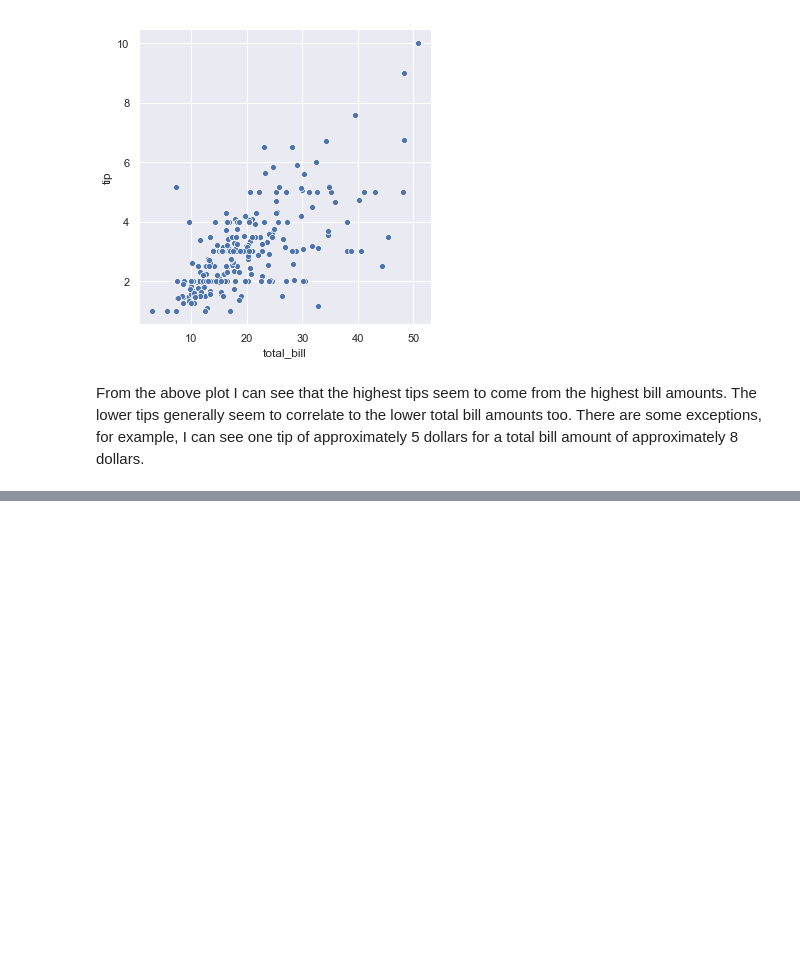
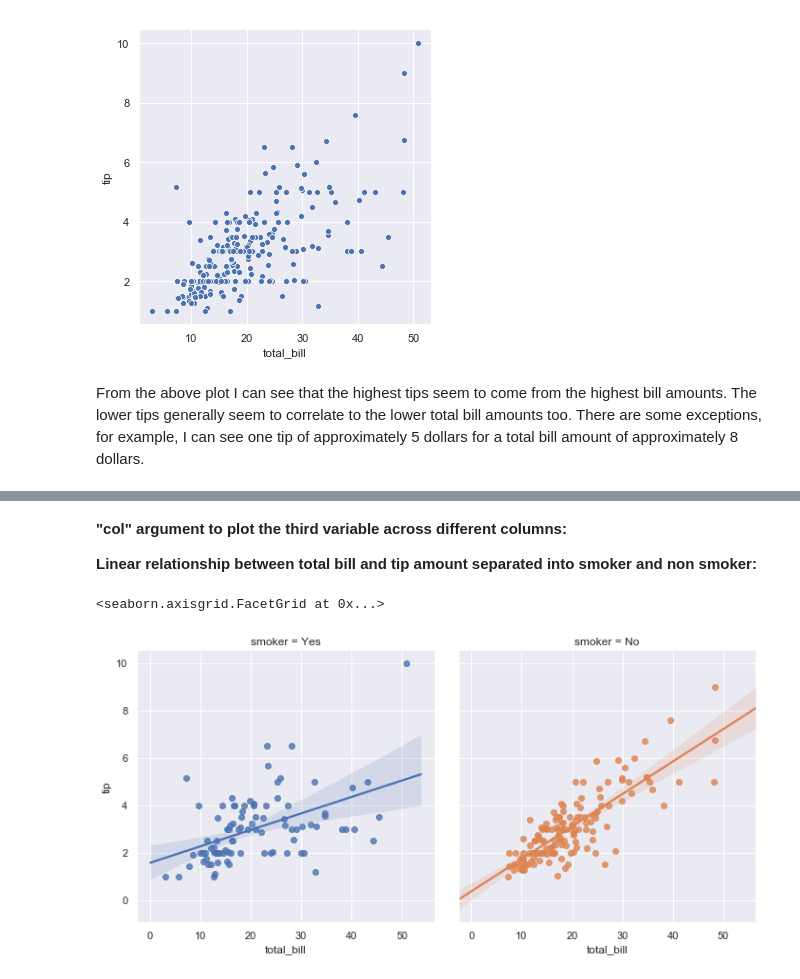
Before and after one commit to johndunne2019/Fundamentals-of-Data-Analysis-Project-2019, a Jupyter notebook: Tips-Dataset.ipynb, the cells around one changed output, grey strips where cells are left out. Cells and saved outputs as stored; diff of their text form; code cells hidden in the pictures; blank space fills up the shorter version.

```diff
--- a/Tips-Dataset.ipynb
+++ b/Tips-Dataset.ipynb
@@ -905,0 +946,11 @@ The goal of linear regression could be to make a prediction of what value we cou
+# %% [markdown]
+**"col" argument to plot the third variable across different columns:**
+
+**Linear relationship between total bill and tip amount separated into smoker and non smoker:**
+# %%
+sns.lmplot(x="total_bill", y="tip", hue="smoker", col="smoker", data=tips)
+# col argument added to plot 2 variables across different columns
+# hue argument can also be used to use 2 different colours
+# %% [output]
+<seaborn.axisgrid.FacetGrid at 0x...>
+[figure, added]
```
Also changed, not shown: parts of 12 cells of this notebook.
